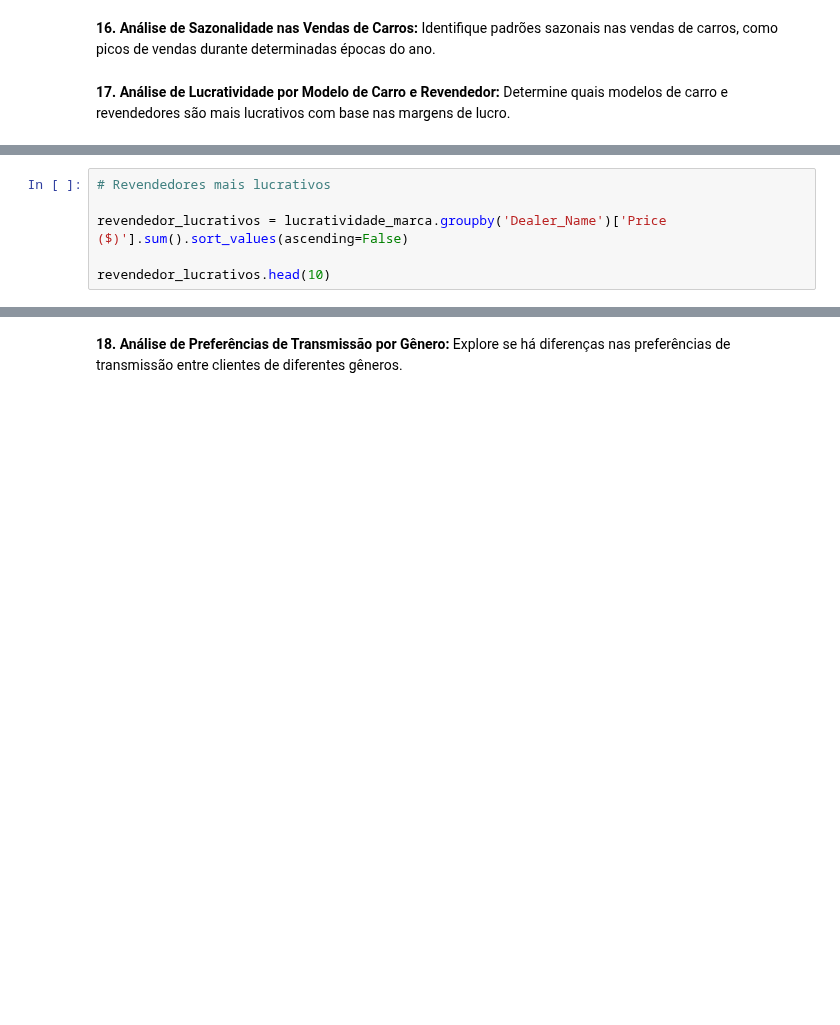
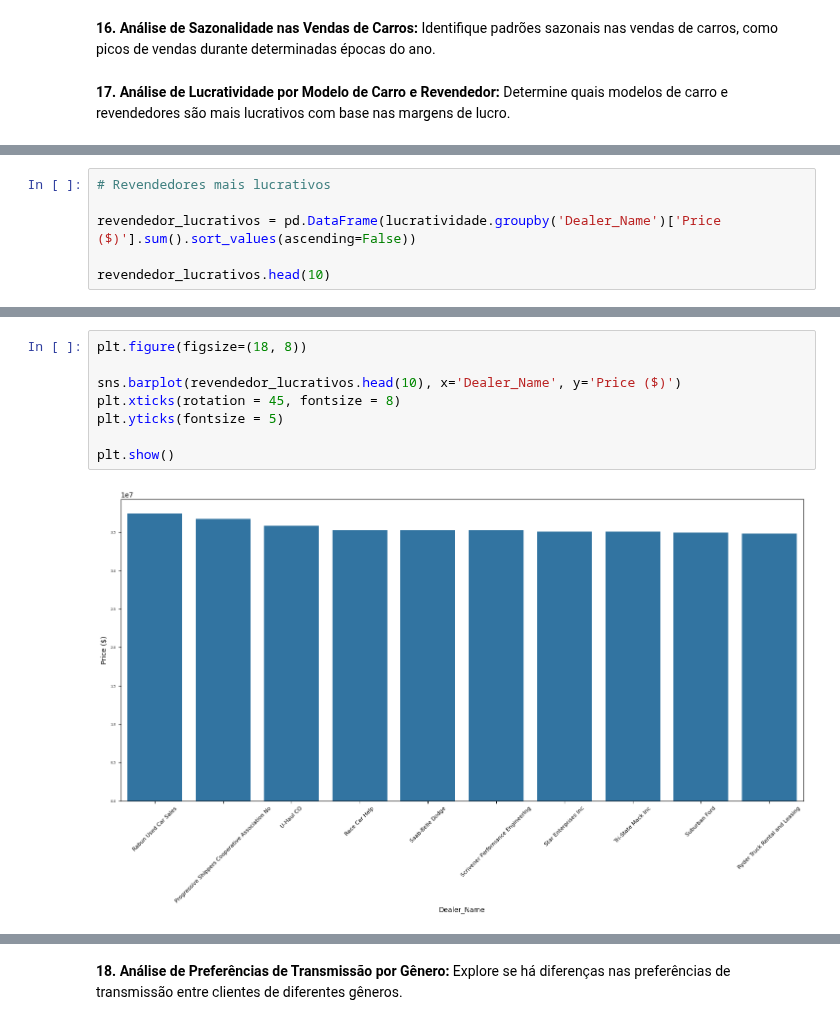
Before and after one commit to GabrielVila/Car-Sales-Report, a Jupyter notebook: projeto_carro.ipynb, the cells around one changed output, grey strips where cells are left out. Saved outputs shown, nothing was run; the diff lists cells and outputs as text; blank space fills up the shorter version.

```diff
--- a/projeto_carro.ipynb
+++ b/projeto_carro.ipynb
@@ -503,6 +555,6 @@ carro_lucrativos.head(10)
 # %%
 # Revendedores mais lucrativos
 
-revendedor_lucrativos = lucratividade_marca.groupby('Dealer_Name')['Price ($)'].sum().sort_values(ascending=False)
+revendedor_lucrativos = pd.DataFrame(lucratividade.groupby('Dealer_Name')['Price ($)'].sum().sort_values(ascending=False))
 
 revendedor_lucrativos.head(10)
@@ -508,0 +574,10 @@ revendedor_lucrativos.head(10)
+# %%
+plt.figure(figsize=(18, 8))
+
+sns.barplot(revendedor_lucrativos.head(10), x='Dealer_Name', y='Price ($)')
+plt.xticks(rotation = 45, fontsize = 8)
+plt.yticks(fontsize = 5)
+
+plt.show()
+# %% [output]
+[figure, added]
```
Also changed, not shown: parts of 9 cells of this notebook.
